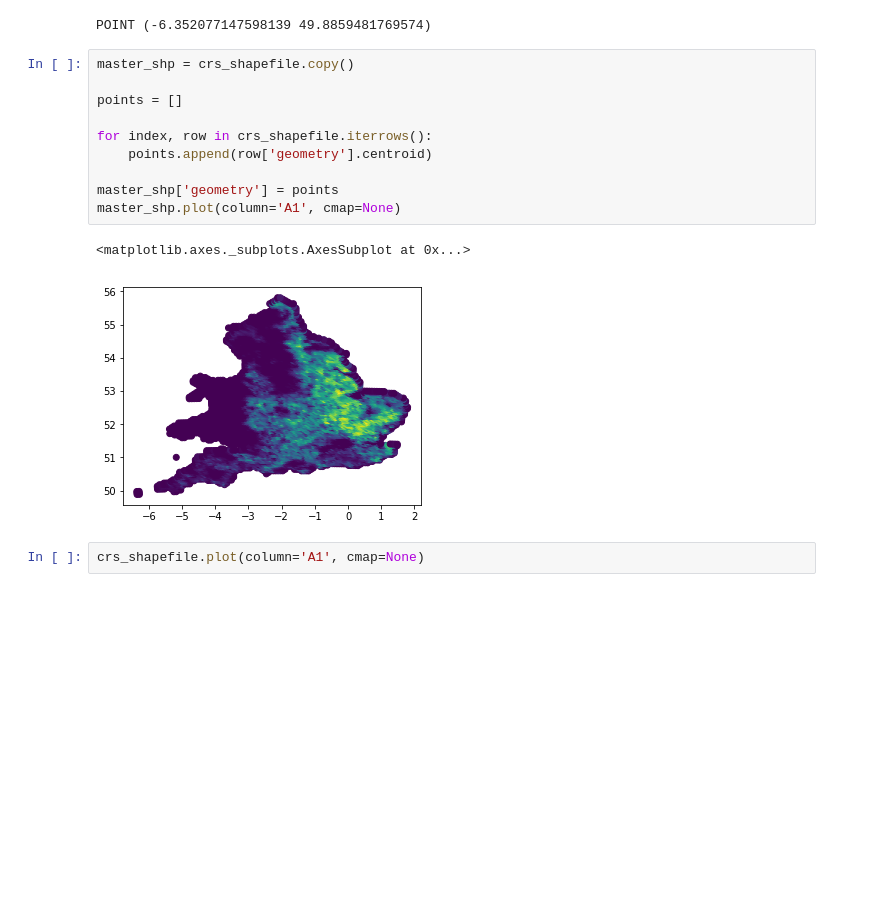
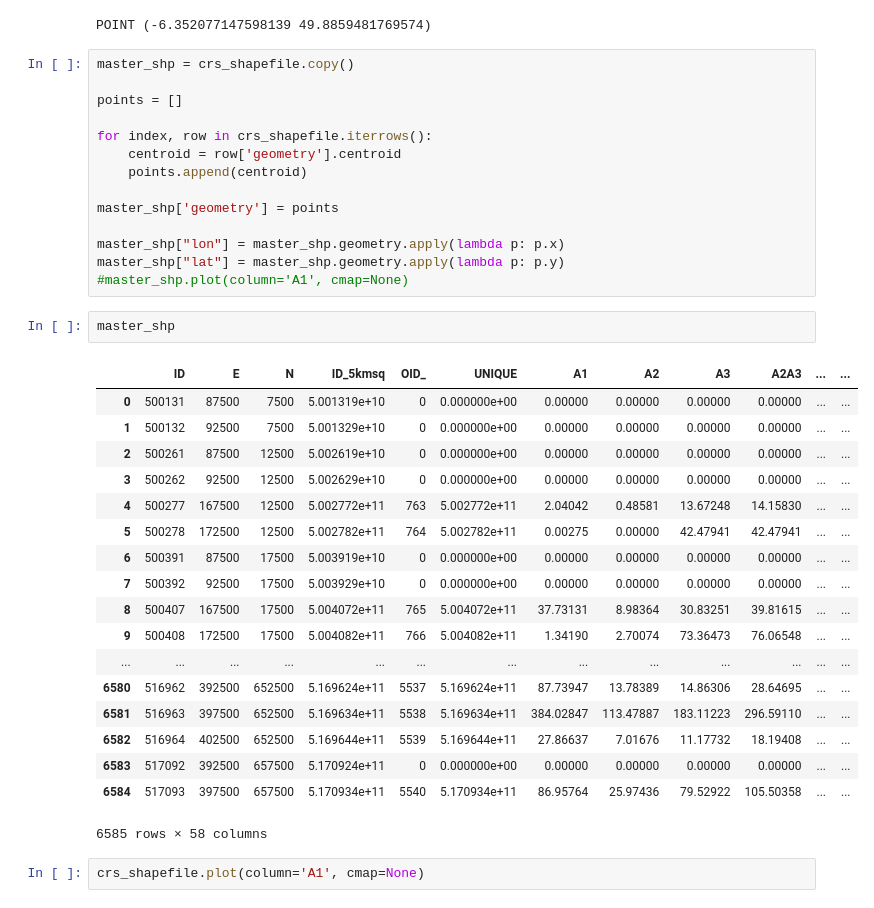
Before and after one commit to gizat/ads-ea, a Jupyter notebook: Gizat_sandbox/ADS.ipynb, the cells around one changed output. Drawn from its saved outputs; the diff is of its cells as text; blank space fills up the shorter version.

```diff
--- a/Gizat_sandbox/ADS.ipynb
+++ b/Gizat_sandbox/ADS.ipynb
@@ -114,13 +117,35 @@ master_shp = crs_shapefile.copy()
 points = []
 
 for index, row in crs_shapefile.iterrows():
-    points.append(row['geometry'].centroid)
+    centroid = row['geometry'].centroid
+    points.append(centroid)
 
 master_shp['geometry'] = points
-master_shp.plot(column='A1', cmap=None)
+
+master_shp["lon"] = master_shp.geometry.apply(lambda p: p.x)
+master_shp["lat"] = master_shp.geometry.apply(lambda p: p.y)
+#master_shp.plot(column='A1', cmap=None)
-# %% [output]
-<matplotlib.axes._subplots.AxesSubplot at 0x...>
-[figure, removed]
+# %%
+master_shp
+# %% [output]
+|  | ID | E | N | ID_5kmsq | OID_ | UNIQUE | A1 | A2 | A3 | A2A3 | ... | ... |
+| 0 | 500131 | 87500 | 7500 | 5.001319e+10 | 0 | 0.000000e+00 | 0.00000 | 0.00000 | 0.00000 | 0.00000 | ... | ... |
+| 1 | 500132 | 92500 | 7500 | 5.001329e+10 | 0 | 0.000000e+00 | 0.00000 | 0.00000 | 0.00000 | 0.00000 | ... | ... |
+| 2 | 500261 | 87500 | 12500 | 5.002619e+10 | 0 | 0.000000e+00 | 0.00000 | 0.00000 | 0.00000 | 0.00000 | ... | ... |
+| 3 | 500262 | 92500 | 12500 | 5.002629e+10 | 0 | 0.000000e+00 | 0.00000 | 0.00000 | 0.00000 | 0.00000 | ... | ... |
+| 4 | 500277 | 167500 | 12500 | 5.002772e+11 | 763 | 5.002772e+11 | 2.04042 | 0.48581 | 13.67248 | 14.15830 | ... | ... |
+| 5 | 500278 | 172500 | 12500 | 5.002782e+11 | 764 | 5.002782e+11 | 0.00275 | 0.00000 | 42.47941 | 42.47941 | ... | ... |
+| 6 | 500391 | 87500 | 17500 | 5.003919e+10 | 0 | 0.000000e+00 | 0.00000 | 0.00000 | 0.00000 | 0.00000 | ... | ... |
+| 7 | 500392 | 92500 | 17500 | 5.003929e+10 | 0 | 0.000000e+00 | 0.00000 | 0.00000 | 0.00000 | 0.00000 | ... | ... |
+| 8 | 500407 | 167500 | 17500 | 5.004072e+11 | 765 | 5.004072e+11 | 37.73131 | 8.98364 | 30.83251 | 39.81615 | ... | ... |
+| 9 | 500408 | 172500 | 17500 | 5.004082e+11 | 766 | 5.004082e+11 | 1.34190 | 2.70074 | 73.36473 | 76.06548 | ... | ... |
+| ... | ... | ... | ... | ... | ... | ... | ... | ... | ... | ... | ... | ... |
+| 6580 | 516962 | 392500 | 652500 | 5.169624e+11 | 5537 | 5.169624e+11 | 87.73947 | 13.78389 | 14.86306 | 28.64695 | ... | ... |
+| 6581 | 516963 | 397500 | 652500 | 5.169634e+11 | 5538 | 5.169634e+11 | 384.02847 | 113.47887 | 183.11223 | 296.59110 | ... | ... |
+| 6582 | 516964 | 402500 | 652500 | 5.169644e+11 | 5539 | 5.169644e+11 | 27.86637 | 7.01676 | 11.17732 | 18.19408 | ... | ... |
+| 6583 | 517092 | 392500 | 657500 | 5.170924e+11 | 0 | 0.000000e+00 | 0.00000 | 0.00000 | 0.00000 | 0.00000 | ... | ... |
+| 6584 | 517093 | 397500 | 657500 | 5.170934e+11 | 5540 | 5.170934e+11 | 86.95764 | 25.97436 | 79.52922 | 105.50358 | ... | ... |
+6585 rows × 58 columns
 # %%
 crs_shapefile.plot(column='A1', cmap=None)
 # %% [output]
```
Also changed, not shown: parts of 4 cells of this notebook, 50 other files.
